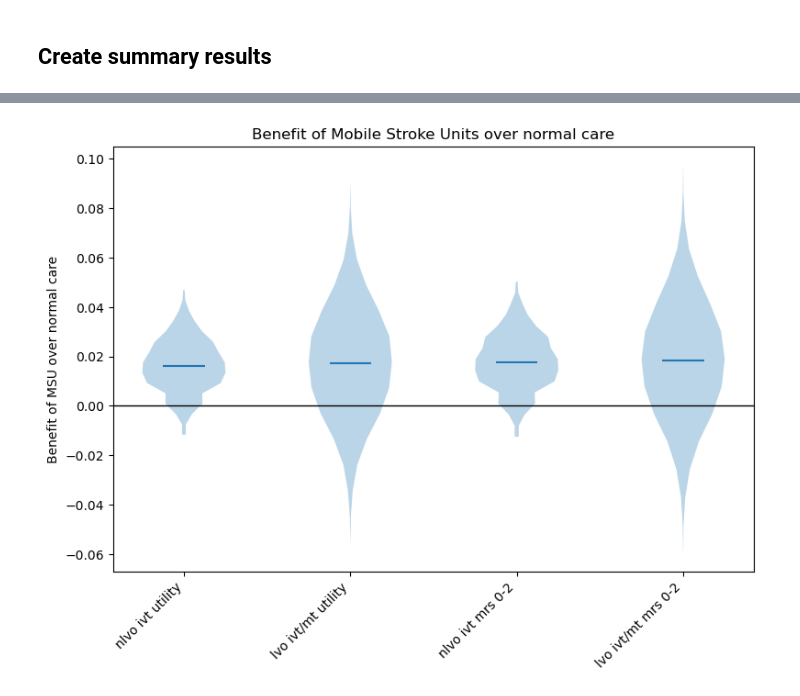
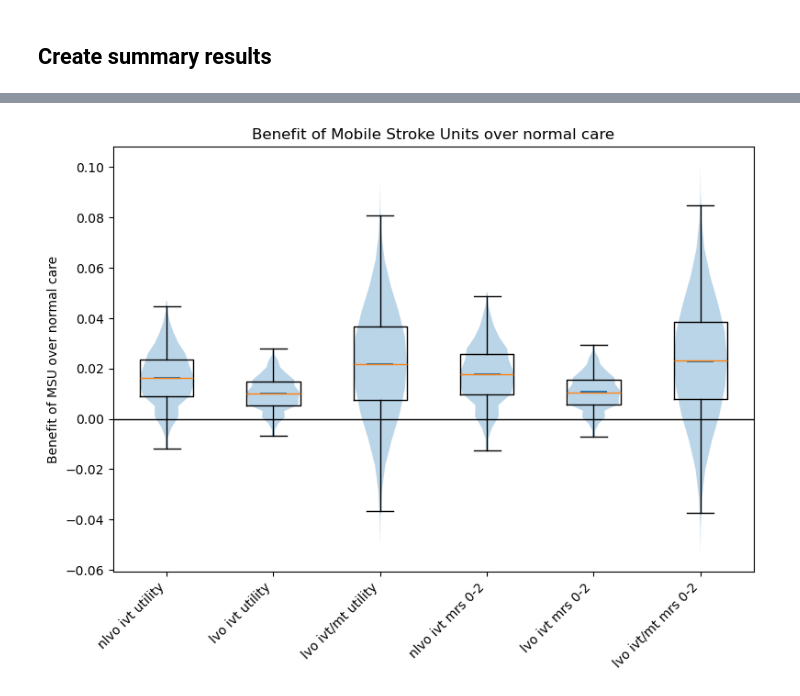
Before and after one commit to stroke-modelling/muster2, a Jupyter notebook: scenario_analysis/scenario_1_analysis.ipynb, the cells around one changed output, grey strips where cells are left out. Drawn from its saved outputs; the diff is of its cells as text; code cells hidden in the pictures.

Commit message:
Add boxplots

```diff
--- a/scenario_analysis/scenario_1_analysis.ipynb
+++ b/scenario_analysis/scenario_1_analysis.ipynb
@@ -70,39 +70,43 @@ results.head()
 # Define results columns
 results_cols = [
     'nlvo_msu_ivt_utility_benefit',
+    'lvo_msu_ivt_utility_benefit',
     'lvo_msu_ivt_mt_utility_benefit',
     'nlvo_msu_ivt_mrs_0-2_benefit',
+    'lvo_msu_ivt_mrs_0-2_benefit',
     'lvo_msu_ivt_mt_mrs_0-2_benefit'
 ]
 
 rename_dict = {
 
     'nlvo_msu_ivt_utility_benefit':'nlvo ivt utility',
     'lvo_msu_ivt_utility_benefit': 'lvo ivt utility',
     'lvo_msu_ivt_mt_utility_benefit': 'lvo ivt/mt utility',
     'nlvo_msu_ivt_mrs_0-2_benefit': 'nlvo ivt mrs 0-2',
     'lvo_msu_ivt_mrs_0-2_benefit': 'lvo ivt mrs 0-2',
     'lvo_msu_ivt_mt_mrs_0-2_benefit': 'lvo ivt/mt mrs 0-2',
 }
 
 # Plot violin plot
 fig = plt.figure(figsize=(8,6))
 ax = fig.add_subplot(111)
 ax.violinplot(results[results_cols], showextrema=False, showmeans=True, points=15)
+# Add boxplot
+ax.boxplot(results[results_cols], positions=np.arange(1, len(results_cols)+1), widths=0.25, showfliers=False)
 # Add x-axis labels
 ax.set_xticks(np.arange(1, len(results_cols)+1))
 # Set labels using rename dict
 ax.set_xticklabels([rename_dict[col] for col in results_cols])
 plt.xticks(rotation=45, ha='right')
 # Add a line at y=0
 plt.axhline(0, color='black', lw=1)
 # Add labels
 plt.ylabel('Benefit of MSU over normal care')
 plt.tight_layout()
 plt.title('Benefit of Mobile Stroke Units over normal care')
 plt.savefig('scenario_1_results_benefit.png', dpi=300, bbox_inches='tight')
 
 
 plt.show()
 # %% [output]
-[figure, old version]
+[figure, new version]
```
Also changed, not shown: parts of 1 cell of this notebook, 4 other files.
